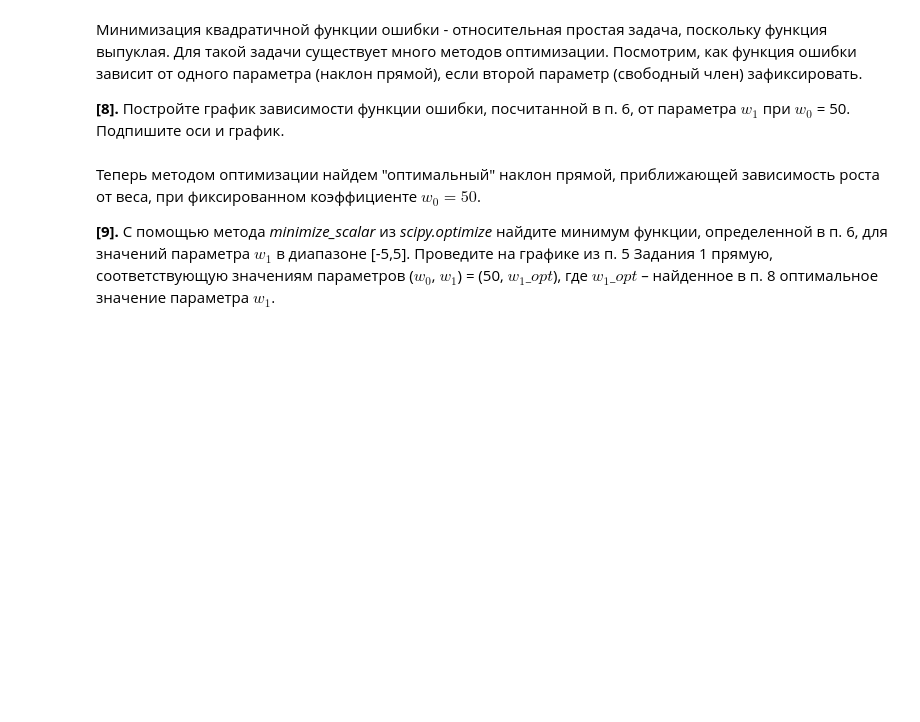
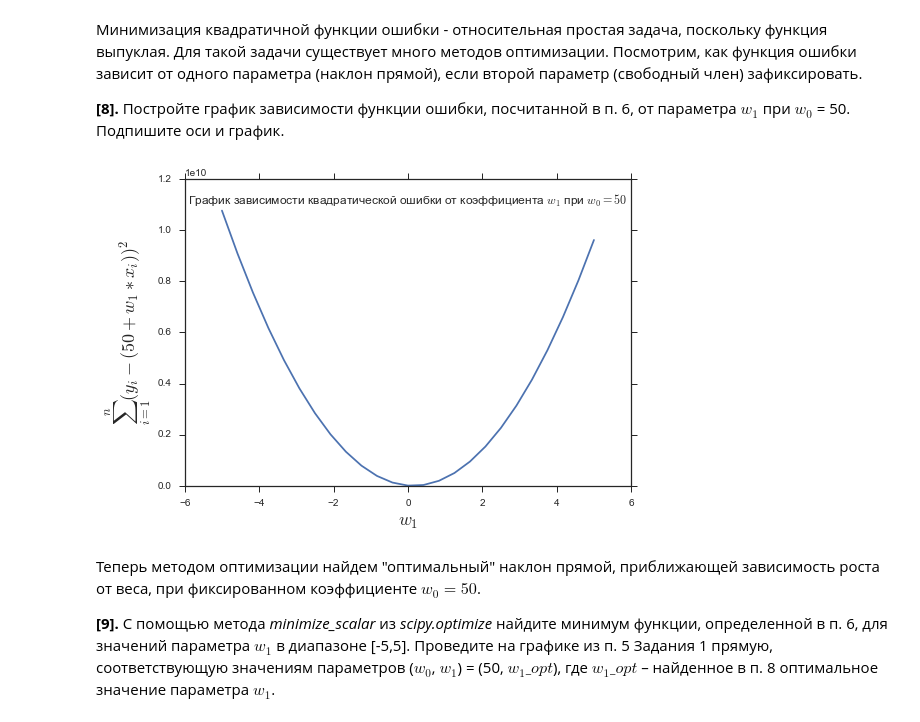
Before and after one commit to lunaplush/coursera, a Jupyter notebook: peer_review_linreg_height_weight.ipynb, the cells around one changed output. Saved outputs shown, nothing was run; the diff lists cells and outputs as text; code cells hidden in the pictures; blank space fills up the shorter version.

```diff
--- a/peer_review_linreg_height_weight.ipynb
+++ b/peer_review_linreg_height_weight.ipynb
@@ -133,3 +131,18 @@ $$error(w_0, w_1) = \sum_{i=1}^n {(y_i - (w_0 + w_1 * x_i))}^2 $$
+# %%
+# Ваш код здесь
+def mse_error(w0,w1):
+    """Квадратичная ошибка.
+    Предполагается, что существует переменная data типа DataFrame,
+    где x = data["Weight"]
+        y = data["Height"]
+    """
+    y = data["Height"]
+    x = data["Weight"]
+    sz = x.size
+    mse = 0
+    for i in range(sz):
+        mse = mse + (y[i+1] - w0 - w1*x[i+1])**2
+    return mse
 # %% [markdown]
 Итак, мы решаем задачу: как через облако точек, соответсвующих наблюдениям в нашем наборе данных, в пространстве признаков "Рост" и "Вес" провести прямую линию так, чтобы минимизировать функционал из п. 6. Для начала давайте отобразим хоть какие-то прямые и убедимся, что они плохо передают зависимость роста от веса.
 
@@ -145,3 +168,22 @@ $$error(w_0, w_1) = \sum_{i=1}^n {(y_i - (w_0 + w_1 * x_i))}^2 $$
+# %%
+# Ваш код здесь
+n = 25
+w0s = 50*np.ones(n)
+
+w1s = np.linspace(-5,5,n)
+mses=np.array(np.zeros(n))
+
+for i in range(n):
+    mses[i] = mse_error(w0s[i], w1s[i])
+# %%
+plt.plot(w1s, mses)
+#plt.title("График зависимости квадратической ошибки от коэффициента w1 при w0=50")
+plt.xlabel("$w_1$",fontsize=18)
+plt.ylabel("$ \sum_{i=1}^n {(y_i - (50 + w_1 * x_i))}^2 $",fontsize=18)
+plt.annotate("График зависимости квадратической ошибки от коэффициента $w_1$ при $w_0=50$",xy=(0,0),xytext=(-5.9,11000000000))
+plt.show()
+# %% [output]
+[figure, added]
 # %% [markdown]
 Теперь методом оптимизации найдем "оптимальный" наклон прямой, приближающей зависимость роста от веса, при фиксированном коэффициенте $w_0 = 50$.
 
```
Also changed, not shown: parts of 19 cells of this notebook.
